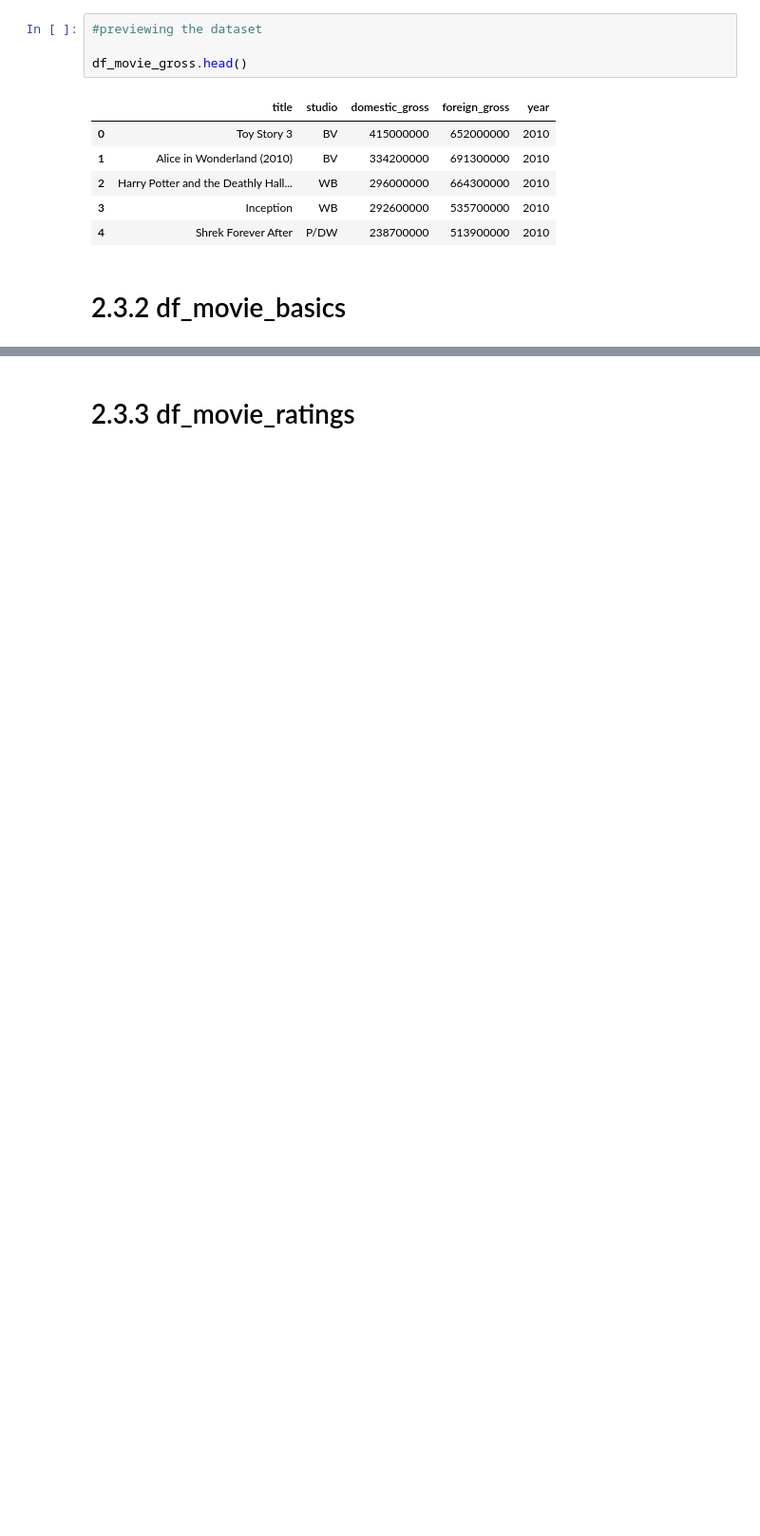
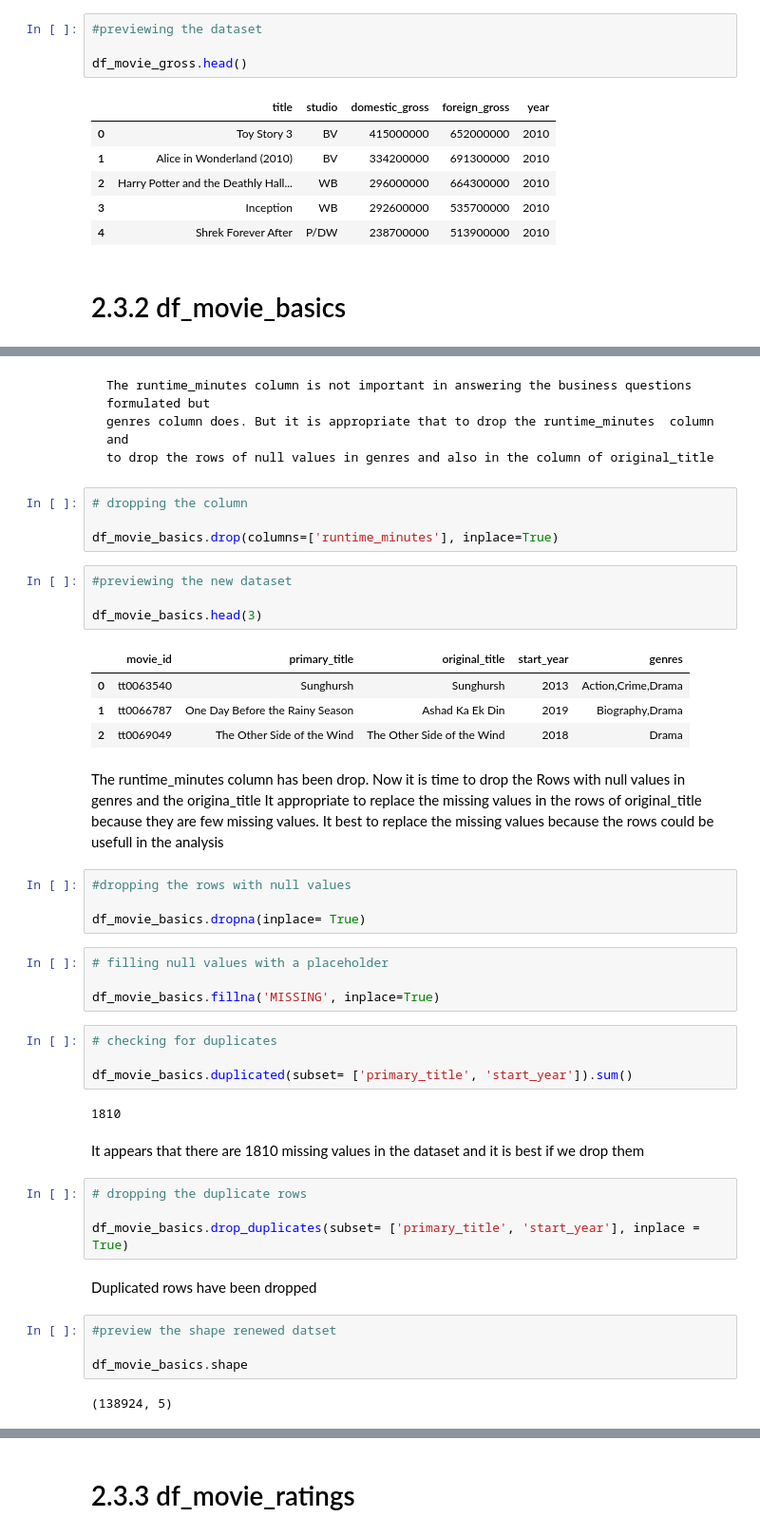
Before and after one commit to BrianKip035/dsc-phase-1-project-v2-4, a Jupyter notebook: student.ipynb, the cells around one changed output, grey strips where cells are left out. Shown: that part at 95% size. Saved outputs shown, nothing was run; the diff lists cells and outputs as text; blank space fills up the shorter version.

```diff
--- a/student.ipynb
+++ b/student.ipynb
@@ -696,0 +780,48 @@ df_movie_basics.shape
+# %% [markdown]
+    The runtime_minutes column is not important in answering the business questions  formulated but
+    genres column does. But it is appropriate that to drop the runtime_minutes  column and
+    to drop the rows of null values in genres and also in the column of original_title
+# %%
+# dropping the column
+
+df_movie_basics.drop(columns=['runtime_minutes'], inplace=True)
+# %%
+#previewing the new dataset
+
+df_movie_basics.head(3)
+# %% [output]
+|  | movie_id | primary_title | original_title | start_year | genres |
+| 0 | tt0063540 | Sunghursh | Sunghursh | 2013 | Action,Crime,Drama |
+| 1 | tt0066787 | One Day Before the Rainy Season | Ashad Ka Ek Din | 2019 | Biography,Drama |
+| 2 | tt0069049 | The Other Side of the Wind | The Other Side of the Wind | 2018 | Drama |
+# %% [markdown]
+The runtime_minutes column has been drop. Now it is time to drop the Rows with null values in genres and the origina_title
+It appropriate to replace the missing values in the rows of original_title because they are few missing values. It best to replace the missing values because the rows could be usefull in the analysis
+# %%
+#dropping the rows with null values
+
+df_movie_basics.dropna(inplace= True)
+# %%
+# filling null values with a placeholder
+
+df_movie_basics.fillna('MISSING', inplace=True)
+# %%
+# checking for duplicates
+
+df_movie_basics.duplicated(subset= ['primary_title', 'start_year']).sum()
+# %% [output]
+1810
+# %% [markdown]
+It appears that there are 1810 missing values in the dataset and it is best if we drop them
+# %%
+# dropping the duplicate rows
+
+df_movie_basics.drop_duplicates(subset= ['primary_title', 'start_year'], inplace = True)
+# %% [markdown]
+Duplicated rows have been dropped
+# %%
+#preview the shape renewed datset
+
+df_movie_basics.shape
+# %% [output]
+(138924, 5)
```
Also changed, not shown: parts of 47 cells of this notebook.
